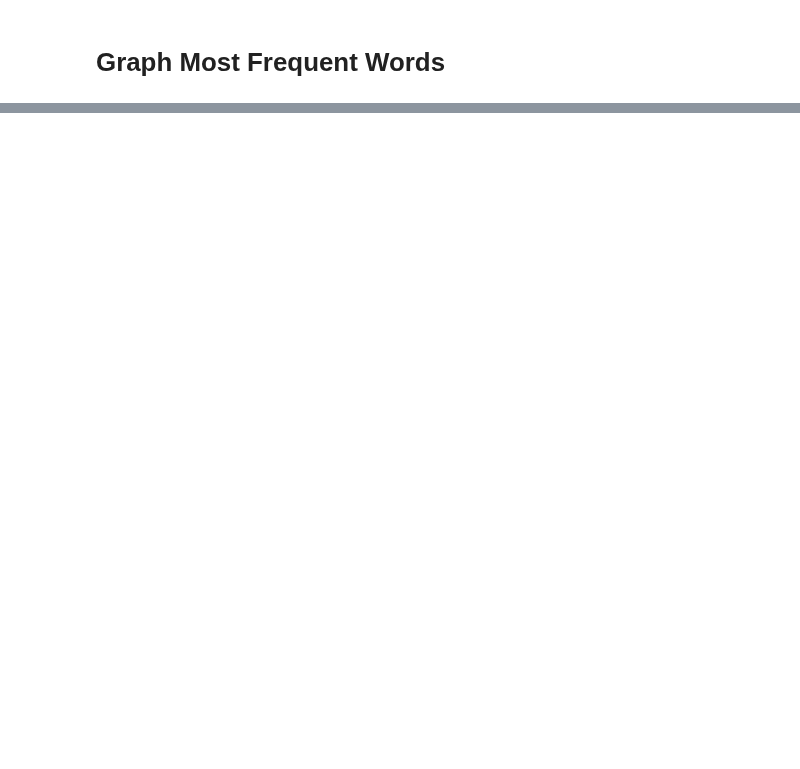
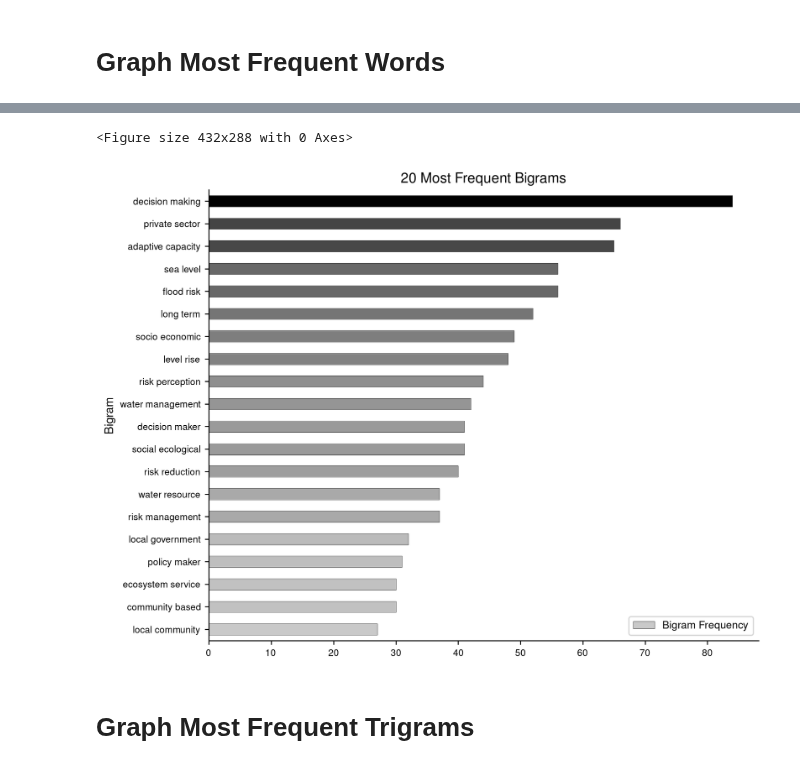
Before and after one commit to urschrei/WIREs, a Jupyter notebook: WIREs.ipynb, the cells around one changed output, grey strips where cells are left out. Drawn from its saved outputs; the diff is of its cells as text; code cells hidden in the pictures; blank space fills up the shorter version.

```diff
--- a/WIREs.ipynb
+++ b/WIREs.ipynb
@@ -293,0 +363,2 @@ top_df.columns = ["Word", "Freq"]
+# %%
+len(combined.set_index('date').loc['2012-01-01':'2018-01-01'])
@@ -293,0 +369,2 @@ top_df.columns = ["Word", "Freq"]
+# %%
+combined.set_index('date').loc['2000-01-01':'2018-01-01']['title'].resample("Y").count().pct_change()
@@ -293,0 +391,2 @@ top_df.columns = ["Word", "Freq"]
+# %%
+combined.set_index('date').loc['2000-01-01':'2018-01-01']['title'].resample("Y").count().diff()
@@ -761,0 +437,28 @@ df.date.groupby(df.date.dt.year).agg(
+# %%
+top2_combined = get_top_n2_words(combined.abstract_clean, n=20)
+top2_combined = pd.DataFrame(top2_combined)
+top2_combined.columns = ["Bigram", "Freq"]
+# %%
+plt.clf()
+fig, ax = plt.subplots(1, figsize=(8.0, 6.0), dpi=255)
+
+c = custom_bars(top2_combined.sort_values(by=["Freq"]).Freq, "Greys")
+
+top2_combined.sort_values(by=["Freq"]).plot.barh(
+    ax=ax, x="Bigram", y="Freq", fontsize=8, color=c, edgecolor="#282828", lw=0.3
+)
+plt.title("20 Most Frequent Bigrams")
+leg = ax.legend(["Bigram Frequency"], fontsize=9)
+ax.grid(b=False)
+ax.spines["top"].set_visible(False)
+ax.spines["right"].set_visible(False)
+ax.set_facecolor("none")
+plt.tight_layout()
+plt.savefig("combined_bigrams.png", dpi=300)
+plt.savefig("combined_bigrams.eps", dpi=300)
+plt.show()
+# %% [output]
+<Figure size 432x288 with 0 Axes>
+[figure, added]
+# %% [markdown]
+# Graph Most Frequent Trigrams
```
Also changed, not shown: parts of 77 cells of this notebook, 3 other files.
